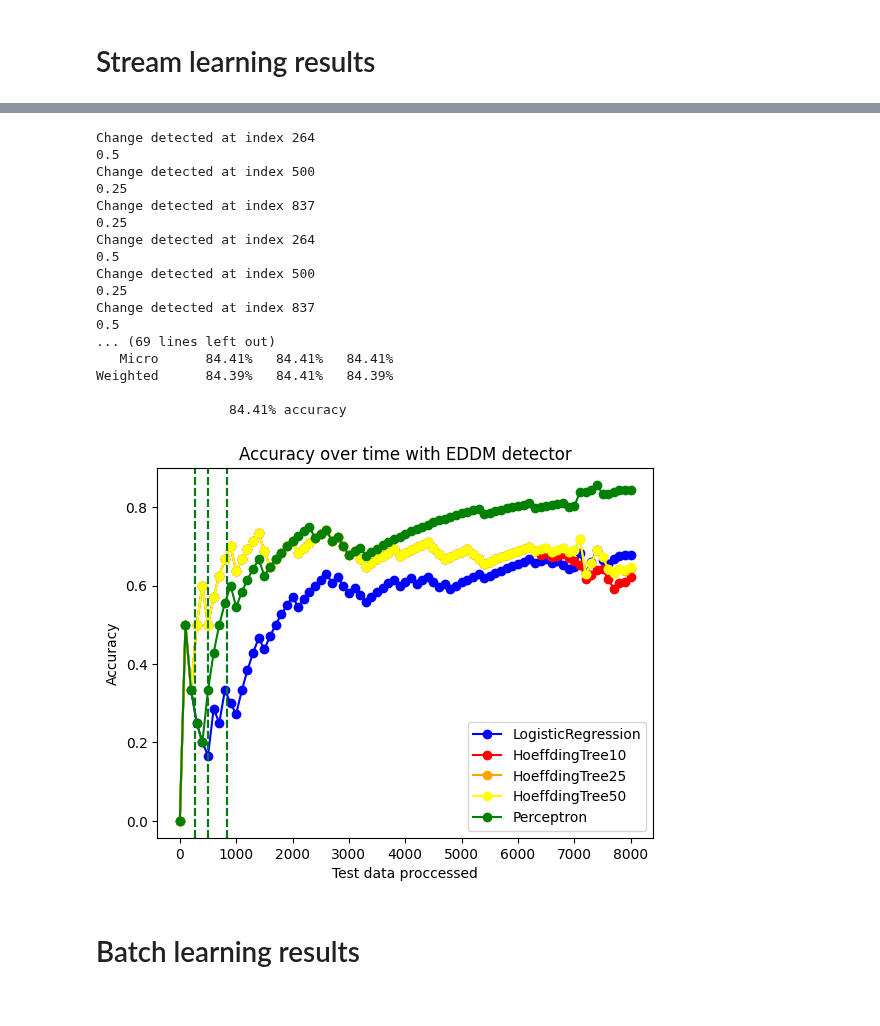
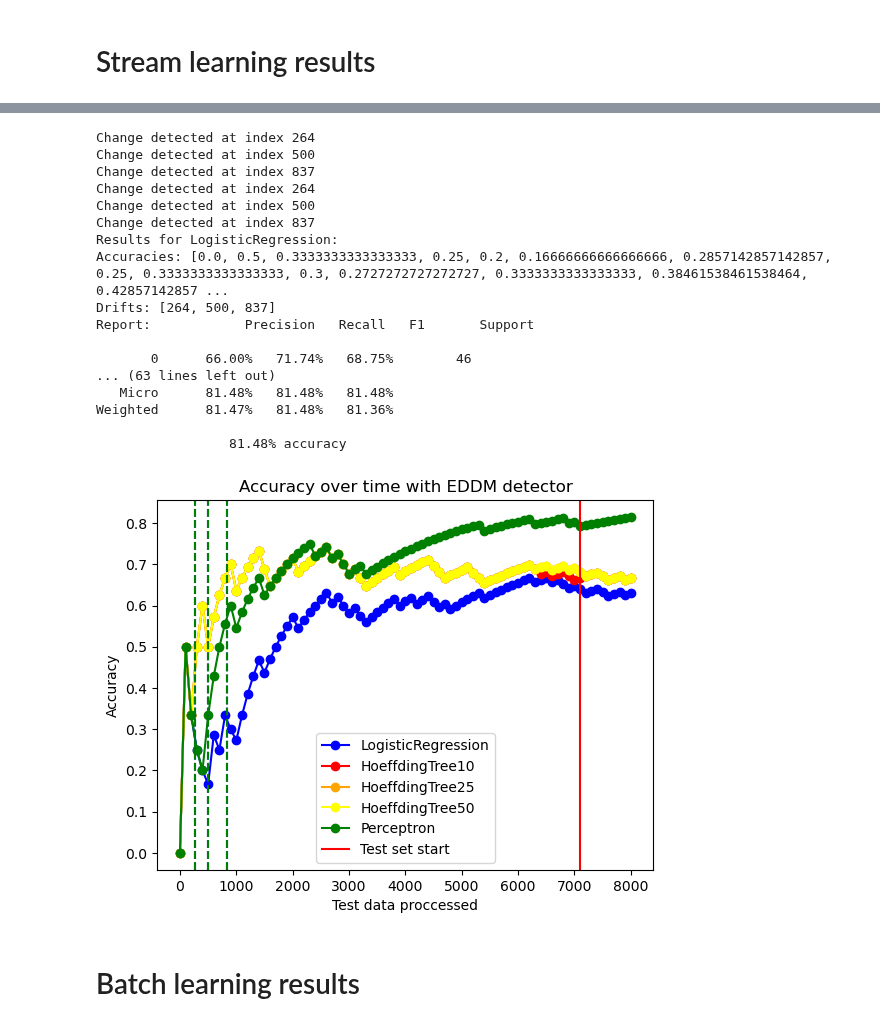
Before and after one commit to adriano-miranda/ML2-Project, a Jupyter notebook: Project.ipynb, the cells around one changed output, grey strips where cells are left out. Drawn from its saved outputs; the diff is of its cells as text; code cells hidden in the pictures.

Commit message:
Refactor stream + fixed plot accuracies

```diff
--- a/Project.ipynb
+++ b/Project.ipynb
@@ -142,7 +137,7 @@ def create_model(modelo):
 
     return model
 
-def stream_learning(X, y, X_test, y_test, modelo, drift_detect):
+def stream_learning(X_train, y_train, X_test, y_test, modelo, drift_detect):
     # Almacenamos los accuracies y los indices donde hay cambios.
     drifts = []
     acc_values = []
@@ -154,11 +149,15 @@ def stream_learning(X, y, X_test, y_test, modelo, drift_detect):
     report2 = metrics.ClassificationReport()
 
     counter = 0
+
+    # Concatenate X_train and X_test as in stream learning
+    X = pd.concat([X_train, X_test], axis=0)
+    y = pd.concat([y_train, y_test], axis=0)
+
     for xi, yi in stream.iter_pandas(X, y):
 
         if drift_detector.drift_detected:
             print(f'Change detected at index {counter}')
-            print(acc2.get())
             # Guardar el indice donde se detecta un cambio.
             drifts.append(counter)
             # Reiniciar el modelo cuando se detecta un cambio
@@ -179,36 +178,12 @@ def stream_learning(X, y, X_test, y_test, modelo, drift_detect):
             acc_values.append(acc2.get())
         counter += 1
 
-    for xi, yi in stream.iter_pandas(X_test, y_test):
-        if drift_detector.drift_detected:
-            print(f'Change detected at index {counter}')
-            print(acc2.get())
-            # Guardar el indice donde se detecta un cambio.
-            drifts.append(counter)
-            # Reiniciar el modelo cuando se detecta un cambio
-            model = copy.deepcopy(modelo)
-            # Reiniciar drift detector
-            drift_detector = copy.deepcopy(drift_detect)
-
-        y_pred = model.predict_one(xi)
-        model.learn_one(xi, yi)
-
-        if y_pred != None:
-            report2.update(yi, y_pred)
-            acc2.update(yi, y_pred)
-            #Actualizamos el drift detector
-            drift_detector.update(yi)
-
-        if counter % 100 == 0 and counter!=0:
-            acc_values.append(acc2.get())
-        counter += 1
-
     return acc_values, drifts, report2
 # %% [markdown]
 # Train-test partition
 # %%
-test_df = df.tail(1000)
-train_df = df.iloc[:-1000]
+test_df = copy.deepcopy(df.tail(1000))
+train_df = copy.deepcopy(df.iloc[:-1000])
 
 X_train = train_df
 y_train = X_train.pop('target')
@@ -242,7 +243,7 @@ def get_models_results(X_train, y_train, X_test, y_test, models, drift_detector)
     return accuracies, drifts, reports
 
 # Muestra el resultado de dos modelos, hay que adaptarla para que saque 3.
-def plot_accuracy_dual(acc_list, drifts, colors, labels, title):
+def plot_accuracy_dual(acc_list, drifts, colors, labels, title, index_test):
     """
     Plots the accuracy of the model with a detector, visualizing the points with
     a concept drift.
@@ -265,6 +266,8 @@ def plot_accuracy_dual(acc_list, drifts, colors, labels, title):
         for value in drift:
             plt.axvline(x=value, color=color, linestyle='--')
 
+    plt.axvline(x=index_test, color="red", linestyle='-', label = "Test set start")
+
     plt.legend()
     plt.xlabel('Test data proccessed')
     plt.ylabel('Accuracy')
@@ -282,5 +285,5 @@ models = [linear_model.LogisticRegression(),
 colors = ["blue", "red", "orange", "yellow", "green"]
 labels = ["LogisticRegression", "HoeffdingTree10", "HoeffdingTree25", "HoeffdingTree50", "Perceptron"]
 acc, drifts, reports = get_models_results(X_train, y_train, X_test, y_test, models, drift_detector= drift.binary.DDM(warm_start=100))
-plot_accuracy_dual(acc, drifts, colors, labels, title = "Accuracy over time with DDM")
+plot_accuracy_dual(acc, drifts, colors, labels, title = "Accuracy over time with DDM", index_test = len(X_train)+1)
 # %% [output]
@@ -305,25 +308,25 @@ Weighted      56.35%   57.14%   51.22%
 # %%
 acc, drifts, reports = get_models_results(X_train, y_train, X_test, y_test, models, drift_detector= drift.binary.EDDM(warm_start=100))
-plot_accuracy_dual(acc, drifts, colors, labels, title = "Accuracy over time with EDDM detector")
+plot_accuracy_dual(acc, drifts, colors, labels, title = "Accuracy over time with EDDM detector", index_test = len(X_train)+1)
 # %% [output]
 Change detected at index 264
-0.5
 Change detected at index 500
-0.25
 Change detected at index 837
-0.25
 Change detected at index 264
-0.5
 Change detected at index 500
-0.25
 Change detected at index 837
-0.5
-... (69 lines left out)
-   Micro      84.41%   84.41%   84.41%
-Weighted      84.39%   84.41%   84.39%
+Results for LogisticRegression:
+Accuracies: [0.0, 0.5, 0.3333333333333333, 0.25, 0.2, 0.16666666666666666, 0.2857142857142857, 0.25, 0.3333333333333333, 0.3, 0.2727272727272727, 0.3333333333333333, 0.38461538461538464, 0.42857142857 ...
+Drifts: [264, 500, 837]
+Report:            Precision   Recall   F1       Support
 
-                 84.41% accuracy
+       0      66.00%   71.74%   68.75%        46
+... (63 lines left out)
+   Micro      81.48%   81.48%   81.48%
+Weighted      81.47%   81.48%   81.36%
+
+                 81.48% accuracy
-[figure, old version]
+[figure, new version]
 # %% [markdown]
 # Batch learning results
 # %%
```
Also changed, not shown: parts of 9 cells of this notebook.
